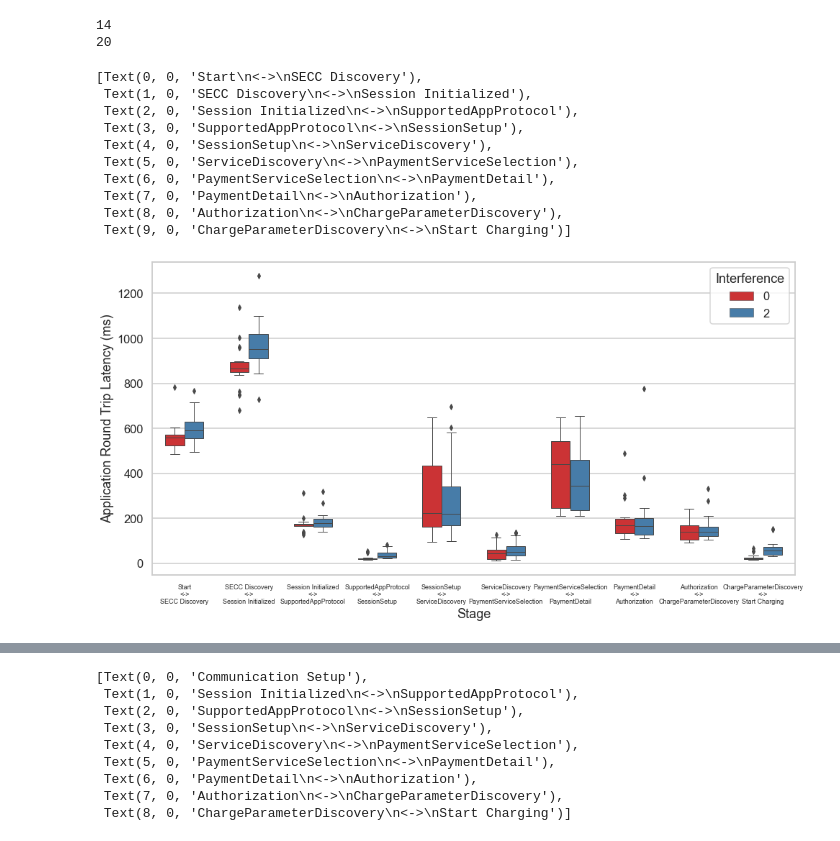
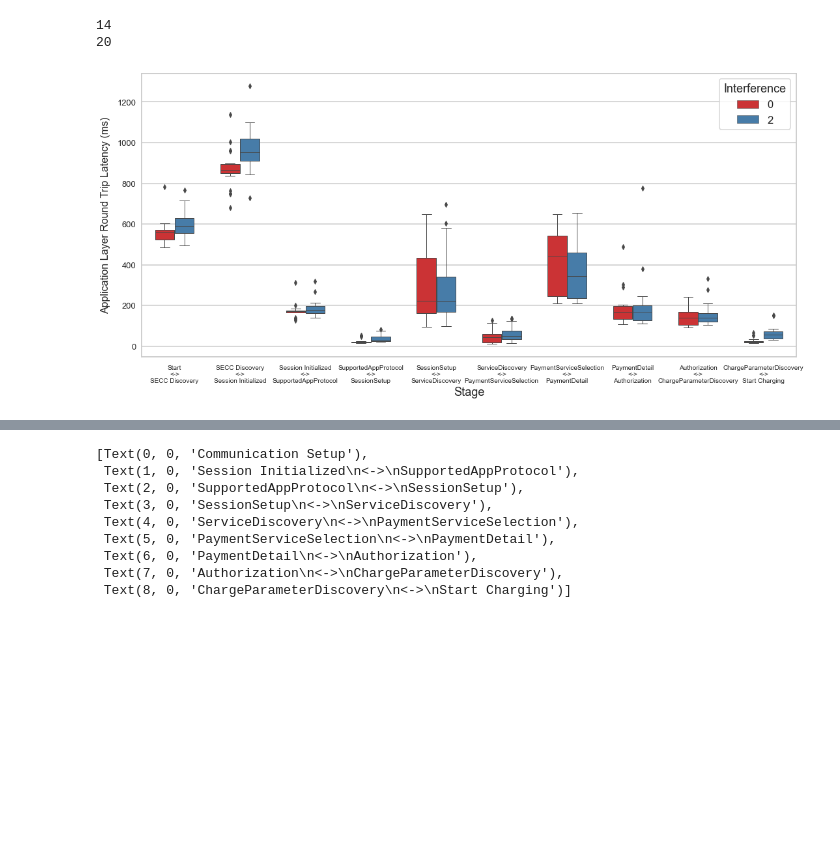
Before and after one commit to JacobHsieh/Latency_Experiment, a Jupyter notebook: 0429_exp/latency_plot_80211_TCP_added.ipynb, the cells around one changed output, grey strips where cells are left out. Cells and saved outputs as stored; diff of their text form; code cells hidden in the pictures; blank space fills up the shorter version.

Commit message:
0716 Thesis v1.1
Adjust the figure resolution and label size

```diff
--- a/0429_exp/latency_plot_80211_TCP_added.ipynb
+++ b/0429_exp/latency_plot_80211_TCP_added.ipynb
@@ -33,14 +33,14 @@ def read_int_from_file_float(file_location):
 
     return numbers_float_list
 
-interference_0_list = read_int_from_file("no_interference_time_log.txt")
-interference_2_list = read_int_from_file("max_interference_time_log.txt")
+interference_0_list = read_int_from_file("time_record/no_interference_time_log.txt")
+interference_2_list = read_int_from_file("time_record/max_interference_time_log.txt")
 
-interference_0_list_TCP = read_int_from_file_float("no_interference_TCP_pcap_processing.txt")
-interference_2_list_TCP = read_int_from_file_float("max_interference_TCP_pcap_processing.txt")
+interference_0_list_TCP = read_int_from_file_float("time_record/no_interference_TCP_pcap_processing.txt")
+interference_2_list_TCP = read_int_from_file_float("time_record/max_interference_TCP_pcap_processing.txt")
 
-interference_0_list_80211 = read_int_from_file_float("no_interference_80211_pcap_processing.txt")
-interference_2_list_80211 = read_int_from_file_float("max_80211_pcap_processing.txt")
+interference_0_list_80211 = read_int_from_file_float("time_record/no_interference_80211_pcap_processing.txt")
+interference_2_list_80211 = read_int_from_file_float("time_record/max_80211_pcap_processing.txt")
 
 interference_0_list_chunks = [interference_0_list[x:x+20] for x in range(0, len(interference_0_list), 20)]
 interference_2_list_chunks = [interference_2_list[x:x+20] for x in range(0, len(interference_2_list), 20)]
@@ -150,37 +150,29 @@ dataframe_80211_all = pd.concat([interference_0_80211_df_all, interference_2_802
 # %%
 import seaborn as sns
 
-sns.set(rc={'figure.figsize':(16,8)})
+sns.set(rc={'figure.figsize':(18,8)})
 #darkgrid, dark, whitegrid, white, ticks
 sns.set_style('whitegrid')
 
 #paper, notebook, talk, poster
 sns.set_context('talk')
 g1 = sns.boxplot(x="Stage", y="Latency (ms)", data=dataframe_all, hue="Interference", width=0.6, linewidth=1.0, palette="Set1")
-g1.set_ylabel("Application Round Trip Latency (ms)")
+g1.set_ylabel("Application Layer Round Trip Latency (ms)", fontsize = 16, labelpad = 10)
+g1_TCP.set_xlabel("Stage", fontsize = 16, labelpad = 10)
 g1.set_xticklabels([
     "Start\n<->\nSECC Discovery",
     "SECC Discovery\n<->\nSession Initialized",
     "Session Initialized\n<->\nSupportedAppProtocol",
     "SupportedAppProtocol\n<->\nSessionSetup",
     "SessionSetup\n<->\nServiceDiscovery",
     "ServiceDiscovery\n<->\nPaymentServiceSelection",
     "PaymentServiceSelection\n<->\nPaymentDetail",
     "PaymentDetail\n<->\nAuthorization",
     "Authorization\n<->\nChargeParameterDiscovery",
     "ChargeParameterDiscovery\n<->\nStart Charging"
-    ], fontsize=9)
+    ], fontsize=10)
+plt.tick_params(axis = 'y', labelsize=13, pad = 0)
 # %% [output]
-[Text(0, 0, 'Start\n<->\nSECC Discovery'),
- Text(1, 0, 'SECC Discovery\n<->\nSession Initialized'),
- Text(2, 0, 'Session Initialized\n<->\nSupportedAppProtocol'),
- Text(3, 0, 'SupportedAppProtocol\n<->\nSessionSetup'),
- Text(4, 0, 'SessionSetup\n<->\nServiceDiscovery'),
- Text(5, 0, 'ServiceDiscovery\n<->\nPaymentServiceSelection'),
- Text(6, 0, 'PaymentServiceSelection\n<->\nPaymentDetail'),
- Text(7, 0, 'PaymentDetail\n<->\nAuthorization'),
- Text(8, 0, 'Authorization\n<->\nChargeParameterDiscovery'),
- Text(9, 0, 'ChargeParameterDiscovery\n<->\nStart Charging')]
-[figure, old version]
+[figure, new version]
 # %%
 #TCP
```
Also changed, not shown: parts of 5 cells of this notebook, 31 other files.
